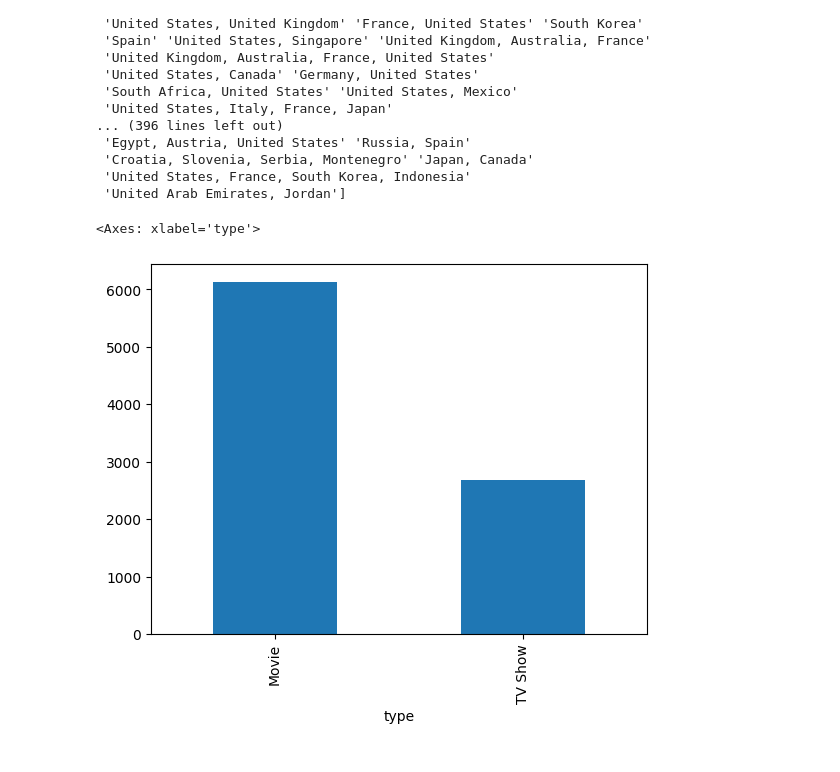
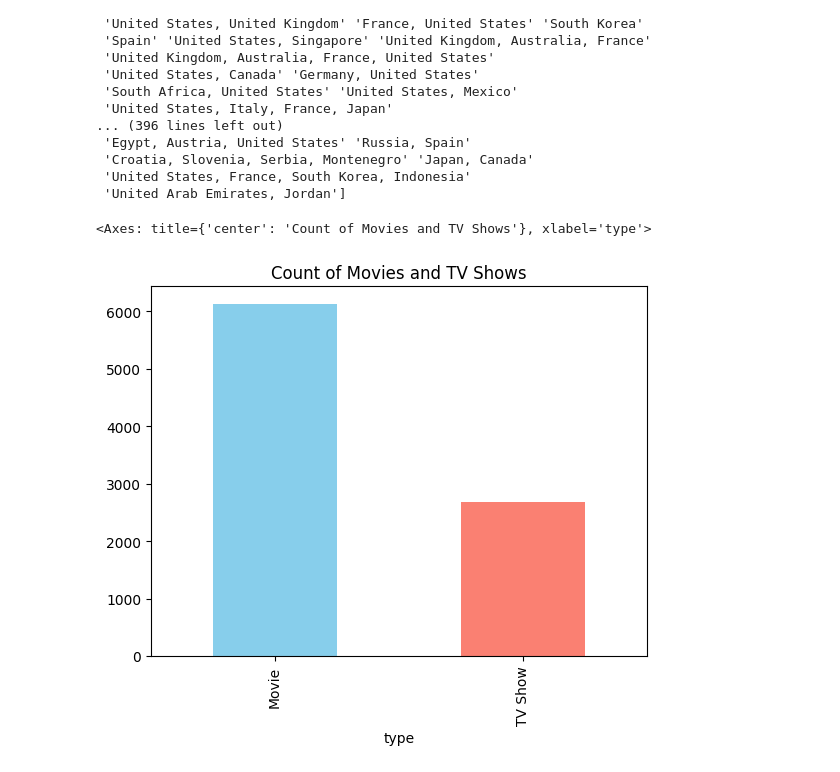
Before and after one commit to ZainabManzoorr/Netflix-movies-TV-shows, a Jupyter notebook: load_data.ipynb, the cells around one changed output. Drawn from its saved outputs; the diff is of its cells as text; code cells hidden in the pictures.

```diff
--- a/load_data.ipynb
+++ b/load_data.ipynb
@@ -202,7 +202,7 @@ df['rating'] = df['rating'].replace({
 })
 # %%
 import matplotlib.pyplot as plt
-df['type'].value_counts().plot(kind='bar')
+df['type'].value_counts().plot(kind='bar', title='Count of Movies and TV Shows', color=['skyblue', 'salmon']  )
 # %% [output]
-<Axes: xlabel='type'>
+<Axes: title={'center': 'Count of Movies and TV Shows'}, xlabel='type'>
-[figure, old version]
+[figure, new version]
```
Also changed, not shown: parts of 2 cells of this notebook.
